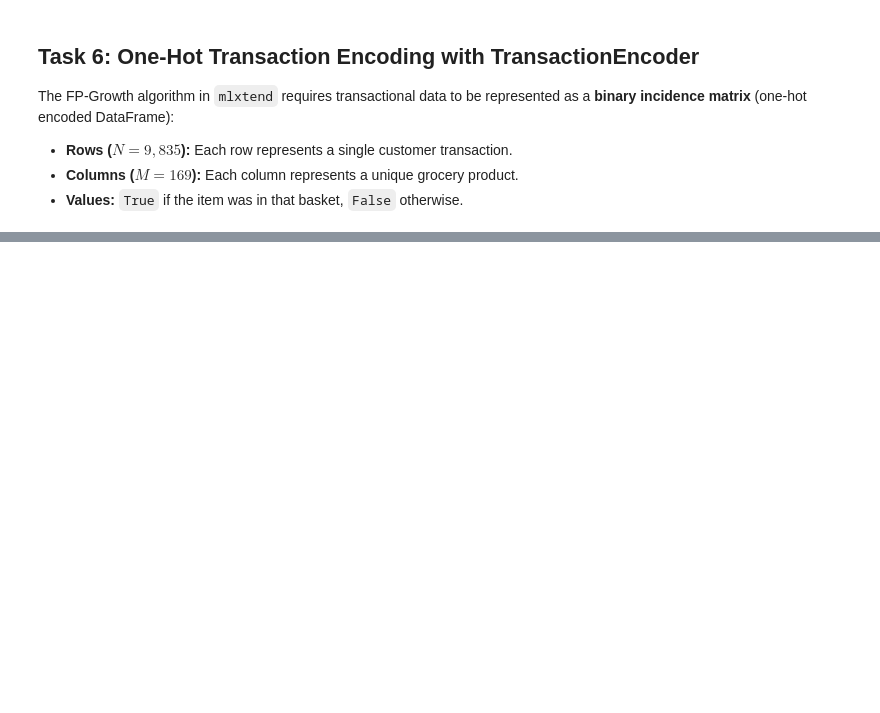
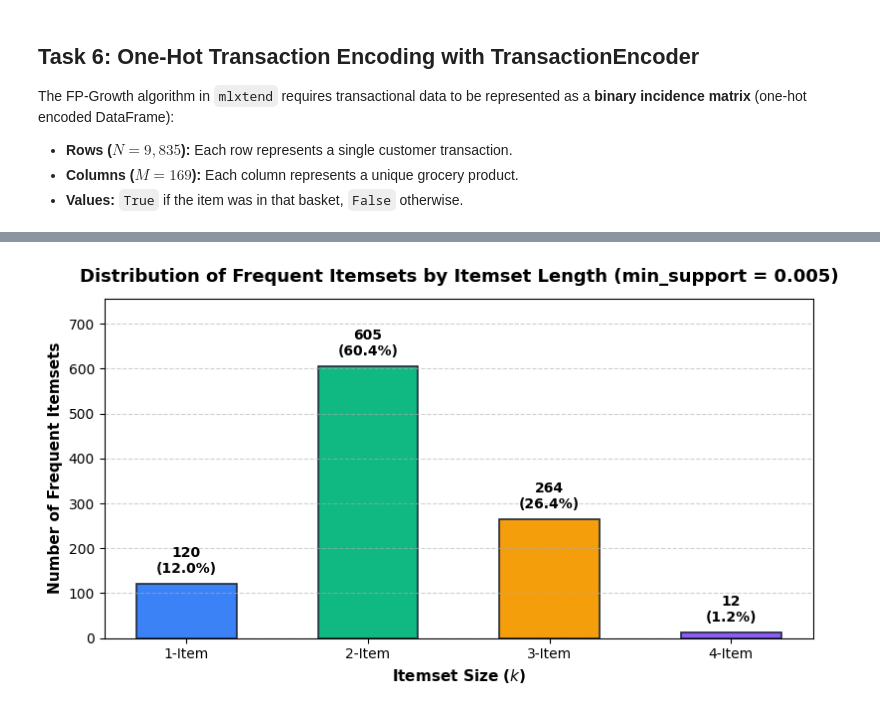
Before and after one commit to mahendra-918/Grocery-Product-Bundling-Recommender, a Jupyter notebook: notebooks/exploration.ipynb, the cells around one changed output, grey strips where cells are left out. Drawn from its saved outputs; the diff is of its cells as text; code cells hidden in the pictures; blank space fills up the shorter version.

```diff
--- a/notebooks/exploration.ipynb
+++ b/notebooks/exploration.ipynb
@@ -213,0 +415,82 @@ df_encoded[sample_cols].head()
+# %%
+# Task 9: Mining Frequent Itemsets using FP-Growth (min_support = 0.005)
+from mlxtend.frequent_patterns import fpgrowth
+import matplotlib.pyplot as plt
+import pandas as pd
+
+# Set tuned minimum support threshold (0.5% of 9,835 transactions = ~49 baskets)
+MIN_SUPPORT = 0.005
+
+print(f"Mining frequent itemsets with FP-Growth (min_support = {MIN_SUPPORT})...")
+frequent_itemsets = fpgrowth(df_encoded, min_support=MIN_SUPPORT, use_colnames=True)
+
+# Add itemset size / length column
+frequent_itemsets["length"] = frequent_itemsets["itemsets"].apply(lambda x: len(x))
+
+# Sort by support descending
+frequent_itemsets = frequent_itemsets.sort_values(by="support", ascending=False).reset_index(drop=True)
+
+# Summary by length
+length_summary = frequent_itemsets["length"].value_counts().sort_index()
+
+print("\n=== Frequent Itemset Mining Summary ===")
+print(f"Total Frequent Itemsets Discovered: {len(frequent_itemsets):,}")
+for k, count in length_summary.items():
+    pct = (count / len(frequent_itemsets)) * 100
+    print(f"  • {k}-Item Sets: {count:4d} ({pct:5.1f}%)")
+
+# Helper function to format frozensets for clean display
+def format_itemset(itemset):
+    return " + ".join(sorted(list(itemset)))
+
+# Helper to preview top combinations of length k
+def preview_top_itemsets(df_items, k, top_n=5):
+    subset = df_items[df_items["length"] == k].head(top_n).copy()
+    subset["Products"] = subset["itemsets"].apply(format_itemset)
+    subset["Support (%)"] = (subset["support"] * 100).round(2)
+    subset["Est. Baskets"] = (subset["support"] * len(df_encoded)).round().astype(int)
+    return subset[["Products", "Support (%)", "Est. Baskets"]].reset_index(drop=True)
+
+print("\n--- Top 5 Most Frequent Pairs (2-Itemsets) ---")
+print(preview_top_itemsets(frequent_itemsets, k=2, top_n=5).to_string(index=False))
+
+print("\n--- Top 5 Most Frequent Triplets (3-Itemsets) ---")
+print(preview_top_itemsets(frequent_itemsets, k=3, top_n=5).to_string(index=False))
+
+print("\n--- Top 3 Most Frequent Quadruplets (4-Itemsets) ---")
+print(preview_top_itemsets(frequent_itemsets, k=4, top_n=3).to_string(index=False))
+
+# Visualization: Distribution of Itemsets by Length
+plt.figure(figsize=(8, 4.5))
+palette = ["#3b82f6", "#10b981", "#f59e0b", "#8b5cf6"]
+bars = plt.bar(
+    [f"{k}-Item" for k in length_summary.index],
+    length_summary.values,
+    color=palette[:len(length_summary)],
+    edgecolor="#1e293b",
+    linewidth=1.2,
+    width=0.55
+)
+
+plt.title("Distribution of Frequent Itemsets by Itemset Length (min_support = 0.005)", fontsize=13, fontweight="bold", pad=12)
+plt.xlabel("Itemset Size ($k$)", fontsize=11, fontweight="bold")
+plt.ylabel("Number of Frequent Itemsets", fontsize=11, fontweight="bold")
+plt.grid(axis="y", linestyle="--", alpha=0.6)
+
+for bar in bars:
+    height = bar.get_height()
+    pct = (height / len(frequent_itemsets)) * 100
+    plt.text(
+        bar.get_x() + bar.get_width() / 2.0,
+        height + 18,
+        f"{height:,}\n({pct:.1f}%)",
+        ha="center",
+        va="bottom",
+        fontsize=10,
+        fontweight="bold"
+    )
+
+plt.ylim(0, max(length_summary.values) * 1.25)
+plt.tight_layout()
+plt.show()
+# %% [output]
@@ -213,0 +514 @@ df_encoded[sample_cols].head()
+[figure, added]
```
Also changed, not shown: parts of 21 cells of this notebook, 29 other files.
